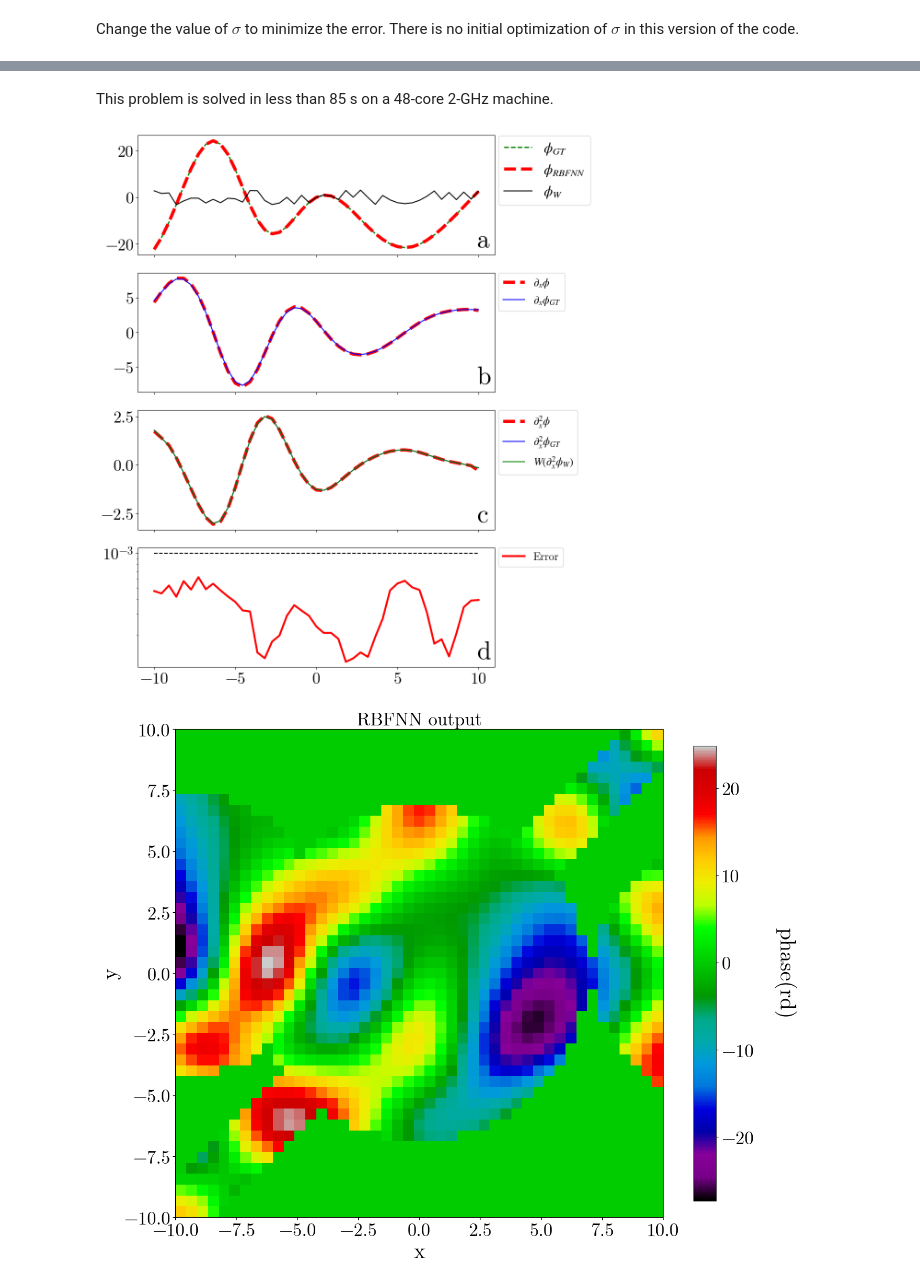
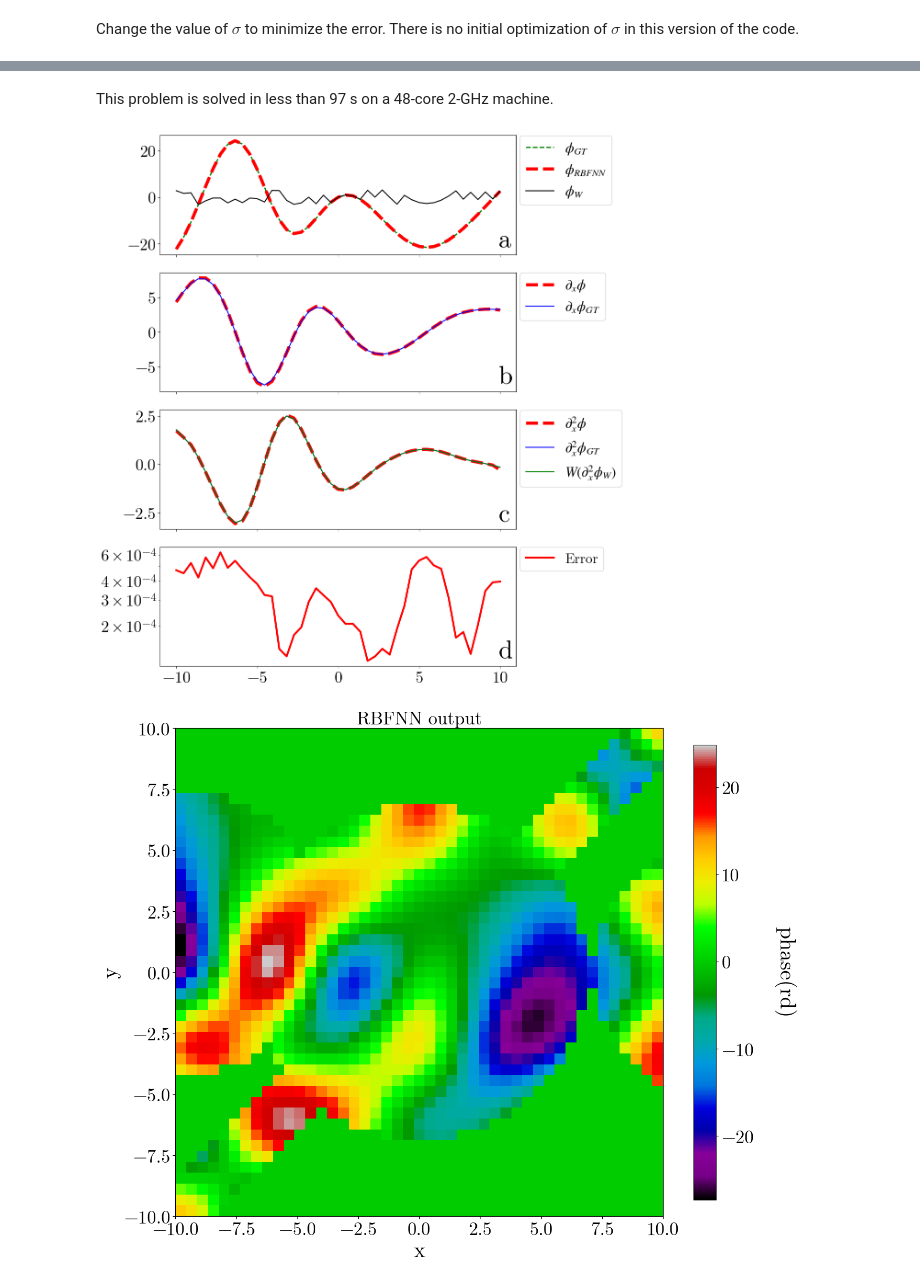
Before and after one commit to Pierre-Alexandre-Gourdain/Phase-unwrapping, a Jupyter notebook: serial_RBFNN.ipynb, the cells around one changed output, grey strips where cells are left out. Saved outputs shown, nothing was run; the diff lists cells and outputs as text; code cells hidden in the pictures.

Commit message:
changed the legend font size

```diff
--- a/serial_RBFNN.ipynb
+++ b/serial_RBFNN.ipynb
@@ -615,5 +615,5 @@ Solve time  99.6422426700592  s
 # %% [markdown]
-This problem is solved in less than 85 s on a 48-core 2-GHz machine.
+This problem is solved in less than 97 s on a 48-core 2-GHz machine.
 # %%
 phi_RBFNN,d_phi_dx_RBFNN,d_phi_dy_RBFNN,d2_phi_dx2_RBFNN,d2_phi_dy2_RBFNN=repack_data(w,grid,wrapped_phi,Nt,sigma)
 # %%
@@ -627,38 +627,37 @@ phi_ref_slice=phi[:,mid_point]
 wrapped_phi_slice=np.copy(phi_ref_slice)
 wrapped_phi_slice=wrapped_phi[:,mid_point]
 fig=plt.figure(figsize=(10,15))
 ax=fig.add_subplot(4, 1, 1)
 ax.label_outer()
 WF(wrapped_phi_slice)
 ax.plot(x,phi_ref_slice,label='$\phi_{GT}$',linewidth=2,linestyle='--',c='g')
 ax.plot(x,phi_RBFNN_slice,label='$\phi_{RBFNN}$',linewidth=5,linestyle='--',c='r')
 ax.plot(x,wrapped_phi_slice,label='$\phi_W$',c='black')
 ax.text(.95,.025, 'a', transform=ax.transAxes,fontsize=40,  va='bottom')
 ax.legend(bbox_to_anchor=(1.01, 1), ncol=1,loc='upper left', borderaxespad=.01,prop={"size":22})
 ax=fig.add_subplot(4, 1, 2,sharex=ax)
 ax.label_outer()
 ax.plot(x,d_phi_dx_RBFNN[:,mid_point],label='$\partial_x\phi$',linewidth=5,linestyle='--',c='r')
 ax.plot(x,DTC(phi[:,mid_point]),label='$\partial_x\phi_{GT}$',c='b')
 ax.text(.95,.025, 'b', transform=ax.transAxes,fontsize=40,  va='bottom')
-ax.legend(bbox_to_anchor=(1.01,1), ncol=1,loc='upper left', borderaxespad=.01,prop={"size":17})
+ax.legend(bbox_to_anchor=(1.01,1), ncol=1,loc='upper left', borderaxespad=.01,prop={"size":22})
 ax=fig.add_subplot(4, 1, 3,sharex=ax)
 ax.label_outer()
 ax.plot(x,d2_phi_dx2_RBFNN[:,mid_point],label='$\partial_x^2\phi$',linewidth=5,linestyle='--',c='r')
 ax.plot(x,D2T(phi[:,mid_point]),label='$\partial_x^2\phi_{GT}$',c='b')
 ax.plot(x,WF(D2T(wrapped_phi[:,mid_point])),label='$W(\partial^2_x\phi_W)$',c='g')
-ax.legend(bbox_to_anchor=(1.01,1), loc='upper left', borderaxespad=.01,prop={"size":17},ncol=1)
+ax.legend(bbox_to_anchor=(1.01,1), loc='upper left', borderaxespad=.01,prop={"size":22},ncol=1)
 ax.text(.95,.025, 'c', transform=ax.transAxes,fontsize=40,  va='bottom')
 ax=fig.add_subplot(4, 1, 4,sharex=ax)
 ax.plot(x,1e-4+abs(phi_ref_slice-phi_RBFNN_slice)/2./np.pi*mask[:,mid_point],label='Error',c='r',linewidth=3)
-ax.plot(x,np.ones(nx)*1e-3,c='black',linestyle='--')
 ax.text(.95,.025, 'd', transform=ax.transAxes,fontsize=40,  va='bottom')
-ax.legend(bbox_to_anchor=(1.01,1), loc='upper left', borderaxespad=.01,prop={"size":17},ncol=1)
+ax.legend(bbox_to_anchor=(1.01,1), loc='upper left', borderaxespad=.01,prop={"size":22},ncol=1)
 ax.set_yscale('log')
 plt.subplots_adjust(wspace=.04)
 plt.subplots_adjust(hspace=.15)
 plt.show()
 # %% [output]
-[figure, old version]
+[figure, new version]
 # %%
 plot_2D(phi_RBFNN,box,'phase(rd)','RBFNN output',interpolate=False)
 error=np.log(np.abs(phi*mask-phi_RBFNN)/2./np.pi+1e-6)/np.log(10)
```
Also changed, not shown: parts of 1 cell of this notebook.
